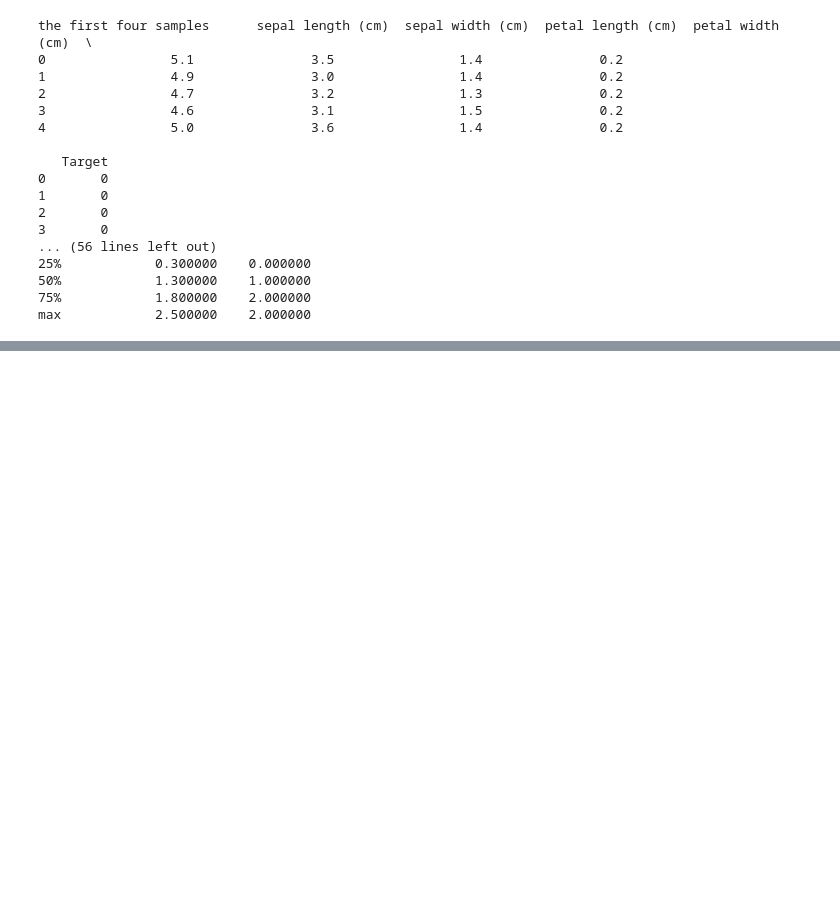
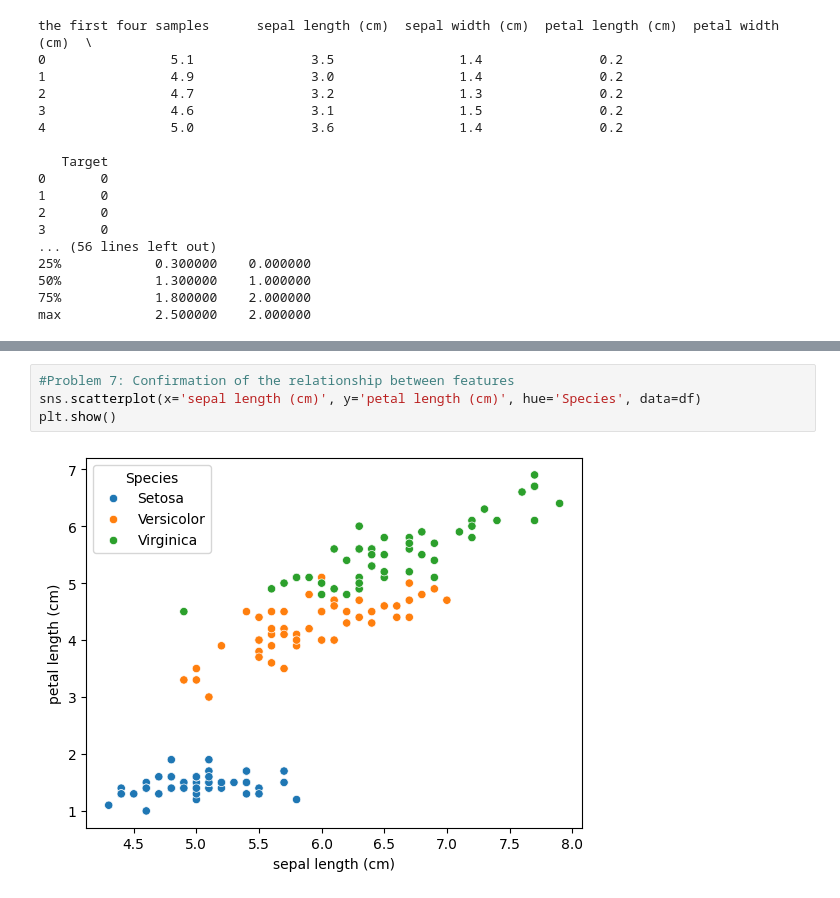
Before and after one commit to Cindy-eng/AI-Data-Engineer--Assignments, a Jupyter notebook: 11_Data_analysis_of_iris.ipynb, the cells around one changed output, grey strips where cells are left out. Drawn from its saved outputs; the diff is of its cells as text; blank space fills up the shorter version.

```diff
--- a/11_Data_analysis_of_iris.ipynb
+++ b/11_Data_analysis_of_iris.ipynb
@@ -72,0 +196,6 @@ max            2.500000    2.000000
+# %%
+#Problem 7: Confirmation of the relationship between features
+sns.scatterplot(x='sepal length (cm)', y='petal length (cm)', hue='Species', data=df)
+plt.show()
+# %% [output]
+[figure, added]
```
Also changed, not shown: parts of 10 cells of this notebook.
